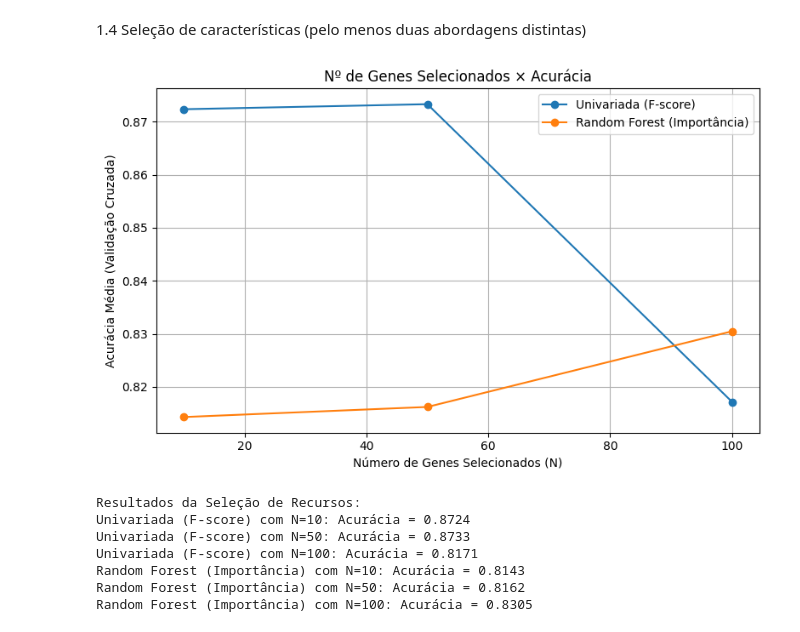
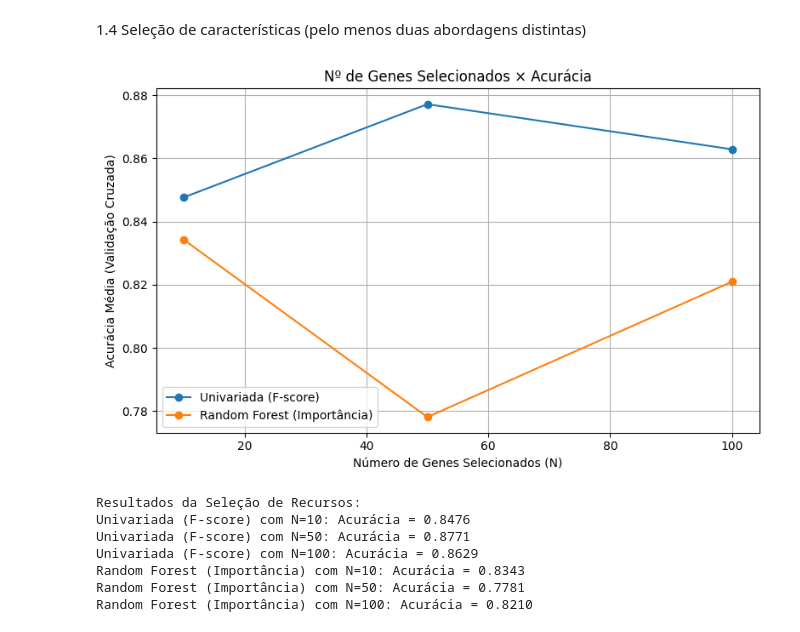
Before and after one commit to sakikout/Classificacao_de_Leucemias_KNN, a Jupyter notebook: gene_expression.ipynb, the cells around one changed output. Cells and saved outputs as stored; diff of their text form; code cells hidden in the pictures.

```diff
--- a/gene_expression.ipynb
+++ b/gene_expression.ipynb
@@ -487,47 +487,49 @@ results = {
 for N in N_features:
     selector = SelectKBest(score_func=f_classif, k=N)
     X_selected = selector.fit_transform(X_reducedM, y)
-    model = KNeighborsClassifier(n_neighbors=5)
-    scores = cross_val_score(model, X_selected, y, cv=5)
+    model = KNeighborsClassifier(n_neighbors=9)
+    cv = StratifiedKFold(n_splits=5, shuffle=True, random_state=42)
+    scores = cross_val_score(model, X_selected, y, cv=cv)
     results['Univariada (F-score)'].append(scores.mean())
 
 # Método 2: Importância via Random Forest
 rf = RandomForestClassifier(random_state=42)
 rf.fit(X_reducedM, y)
 importances = rf.feature_importances_
 indices = np.argsort(importances)[::-1]  # do maior pro menor
 
 for N in N_features:
     top_indices = indices[:N]
     X_selected = X_reducedM.iloc[:, top_indices]
-    model = KNeighborsClassifier(n_neighbors=5)
-    scores = cross_val_score(model, X_selected, y, cv=5)
+    model = KNeighborsClassifier(n_neighbors=9)
+    cv = StratifiedKFold(n_splits=5, shuffle=True, random_state=42)
+    scores = cross_val_score(model, X_selected, y, cv=cv)
     results['Random Forest (Importância)'].append(scores.mean())
 
 # Gráfico: N × Acurácia
 plt.figure(figsize=(8, 5))
 for method, accs in results.items():
     plt.plot(N_features, accs, marker='o', label=method)
 
 plt.title("Nº de Genes Selecionados × Acurácia")
 plt.xlabel("Número de Genes Selecionados (N)")
 plt.ylabel("Acurácia Média (Validação Cruzada)")
 plt.legend()
 plt.grid(True)
 plt.tight_layout()
 plt.show()
 
 #printar resultados
 print("Resultados da Seleção de Recursos:")
 for method, accs in results.items():
     for N, acc in zip(N_features, accs):
         print(f"{method} com N={N}: Acurácia = {acc:.4f}")
 # %% [output]
-[figure, old version]
+[figure, new version]
 Resultados da Seleção de Recursos:
-Univariada (F-score) com N=10: Acurácia = 0.8724
-Univariada (F-score) com N=50: Acurácia = 0.8733
-Univariada (F-score) com N=100: Acurácia = 0.8171
-Random Forest (Importância) com N=10: Acurácia = 0.8143
-Random Forest (Importância) com N=50: Acurácia = 0.8162
-Random Forest (Importância) com N=100: Acurácia = 0.8305
+Univariada (F-score) com N=10: Acurácia = 0.8476
+Univariada (F-score) com N=50: Acurácia = 0.8771
+Univariada (F-score) com N=100: Acurácia = 0.8629
+Random Forest (Importância) com N=10: Acurácia = 0.8343
+Random Forest (Importância) com N=50: Acurácia = 0.7781
+Random Forest (Importância) com N=100: Acurácia = 0.8210
```
